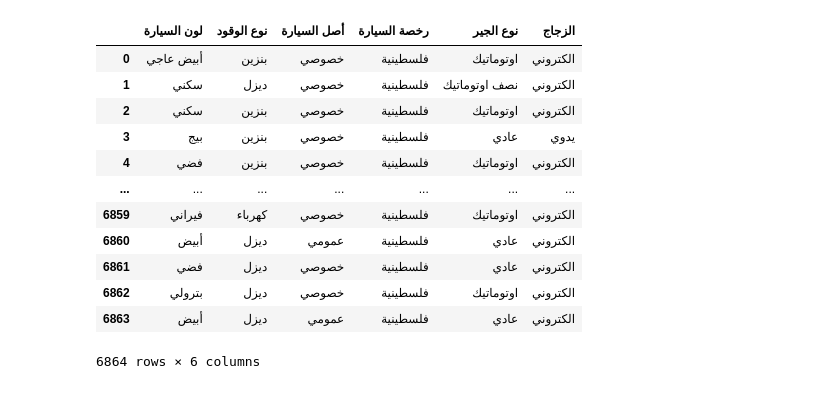
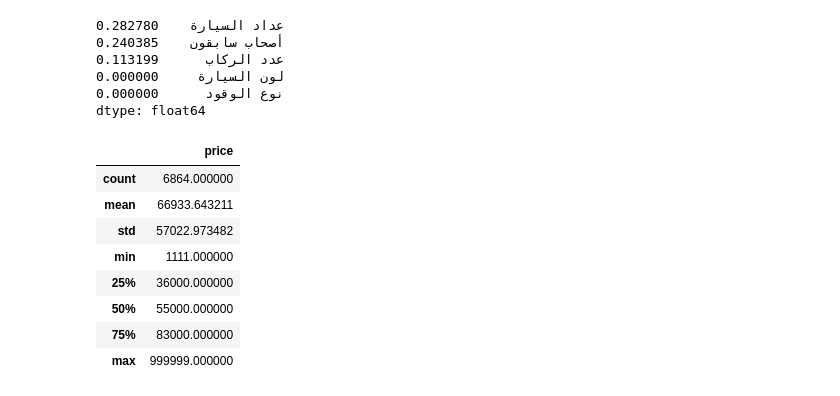
Before and after one commit to Reema-Khaseeb/car-price-prediction, a Jupyter notebook: car_price_prediction.ipynb, the cells around one changed output. Saved outputs shown, nothing was run; the diff lists cells and outputs as text; code cells hidden in the pictures.

```diff
--- a/car_price_prediction.ipynb
+++ b/car_price_prediction.ipynb
@@ -94,16 +63,24 @@ dataset = pd.read_csv("./data_df/dataset_df.csv")
-# %%
-dataset
-# %% [output]
-|  | لون السيارة | نوع الوقود | أصل السيارة | رخصة السيارة | نوع الجير | الزجاج |
-| 0 | أبيض عاجي | بنزين | خصوصي | فلسطينية | اوتوماتيك | الكتروني |
-| 1 | سكني | ديزل | خصوصي | فلسطينية | نصف اوتوماتيك | الكتروني |
-| 2 | سكني | بنزين | خصوصي | فلسطينية | اوتوماتيك | الكتروني |
-| 3 | بيج | بنزين | خصوصي | فلسطينية | عادي | يدوي |
-| 4 | فضي | بنزين | خصوصي | فلسطينية | اوتوماتيك | الكتروني |
-| ... | ... | ... | ... | ... | ... | ... |
-| 6859 | فيراني | كهرباء | خصوصي | فلسطينية | اوتوماتيك | الكتروني |
-| 6860 | أبيض | ديزل | عمومي | فلسطينية | عادي | الكتروني |
-| 6861 | فضي | ديزل | خصوصي | فلسطينية | عادي | الكتروني |
-| 6862 | بترولي | ديزل | خصوصي | فلسطينية | اوتوماتيك | الكتروني |
-| 6863 | أبيض | ديزل | عمومي | فلسطينية | عادي | الكتروني |
-6864 rows × 6 columns
+# %%
+# Observe null values proportion for each feature
+df_null = dataset.isnull().mean()
+df_null.sort_values(ascending=False).head()
+# %% [output]
+عداد السيارة    0.282780
+أصحاب سابقون    0.240385
+عدد الركاب      0.113199
+لون السيارة     0.000000
+نوع الوقود      0.000000
+dtype: float64
+# %%
+# description of the data
+dataset.describe()
+# %% [output]
+|  | price |
+| count | 6864.000000 |
+| mean | 66933.643211 |
+| std | 57022.973482 |
+| min | 1111.000000 |
+| 25% | 36000.000000 |
+| 50% | 55000.000000 |
+| 75% | 83000.000000 |
+| max | 999999.000000 |
```
Also changed, not shown: parts of 38 cells of this notebook, 7 other files.
